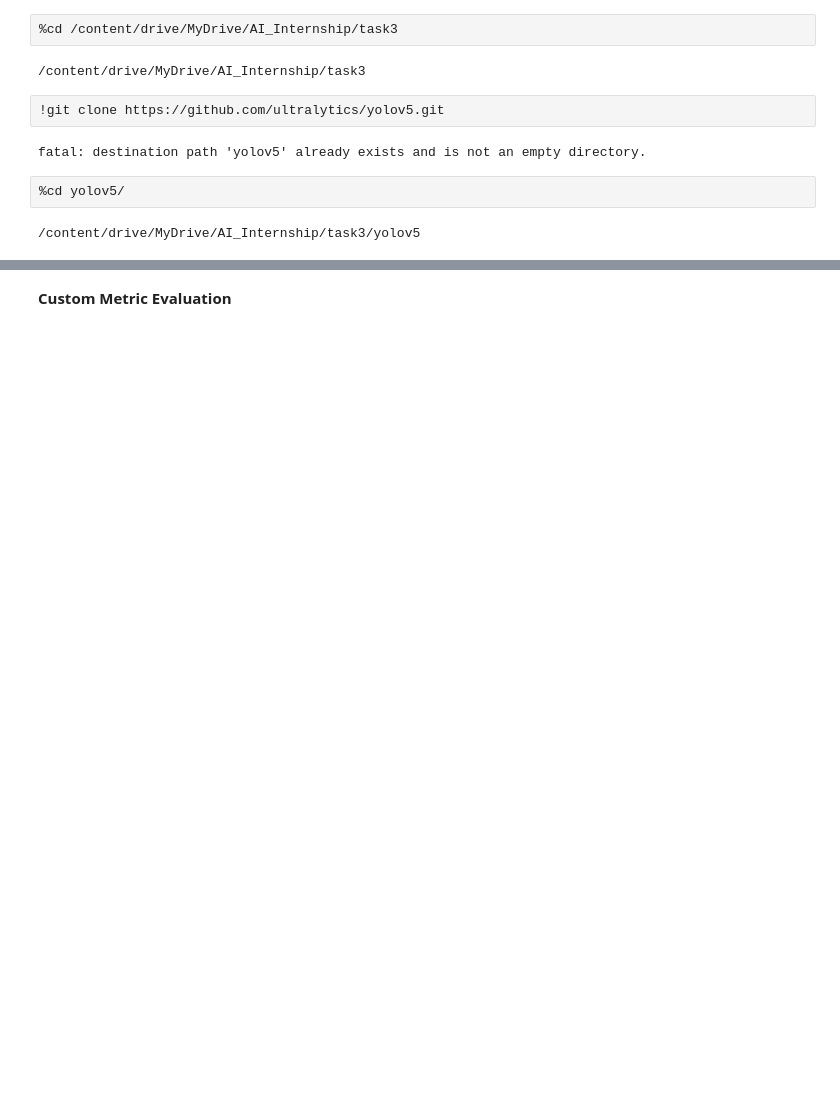
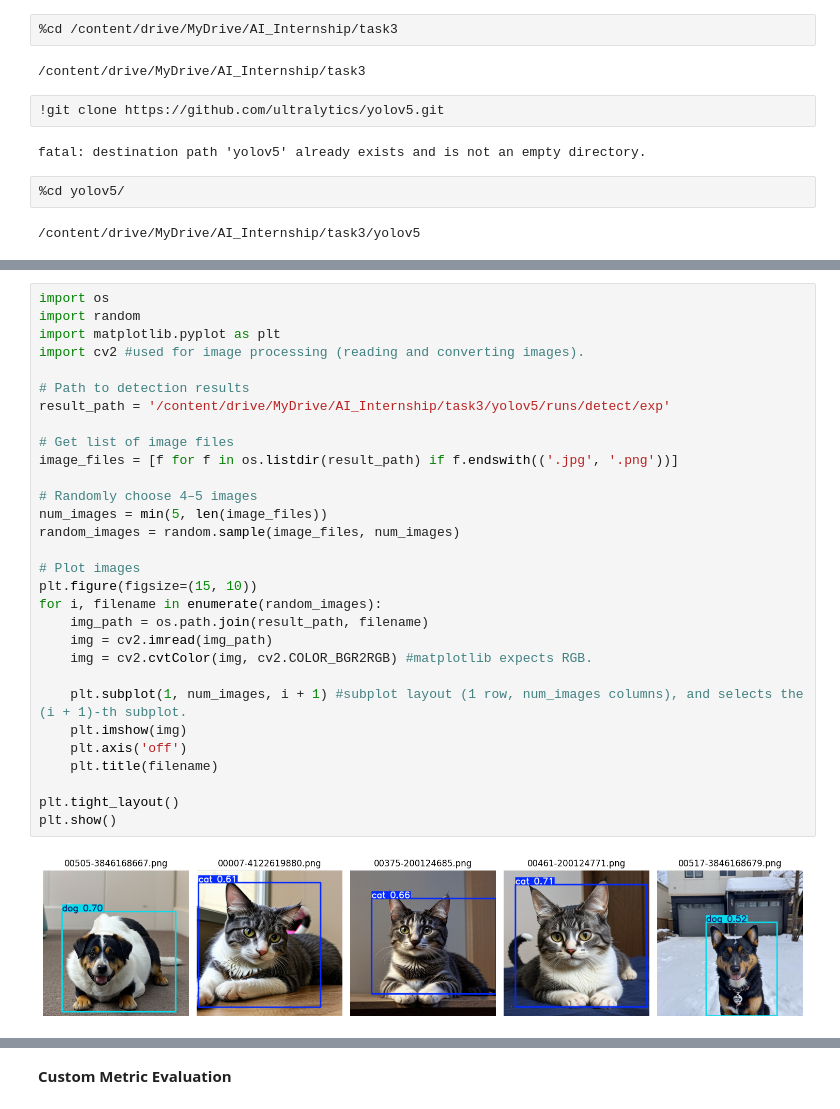
Before and after one commit to Nishanthini03/Custom_Object_Detection_Project, a Jupyter notebook: Custom_Object_Detection.ipynb, the cells around one changed output, grey strips where cells are left out. Cells and saved outputs as stored; diff of their text form; blank space fills up the shorter version.

```diff
--- a/Custom_Object_Detection.ipynb
+++ b/Custom_Object_Detection.ipynb
@@ -164,5 +114,37 @@ Speed: 0.6ms pre-process, 14.2ms inference, 6.4ms NMS per image at shape (1, 3,
 Results saved to /content/drive/MyDrive/AI_Internship/task3/yolov5/runs/detect/exp
 26 labels saved to /content/drive/MyDrive/AI_Internship/task3/yolov5/runs/detect/exp/labels
+# %%
+import os
+import random
+import matplotlib.pyplot as plt
+import cv2 #used for image processing (reading and converting images).
+
+# Path to detection results
+result_path = '/content/drive/MyDrive/AI_Internship/task3/yolov5/runs/detect/exp'
+
+# Get list of image files
+image_files = [f for f in os.listdir(result_path) if f.endswith(('.jpg', '.png'))]
+
+# Randomly choose 4–5 images
+num_images = min(5, len(image_files))
+random_images = random.sample(image_files, num_images)
+
+# Plot images
+plt.figure(figsize=(15, 10))
+for i, filename in enumerate(random_images):
+    img_path = os.path.join(result_path, filename)
+    img = cv2.imread(img_path)
+    img = cv2.cvtColor(img, cv2.COLOR_BGR2RGB) #matplotlib expects RGB.
+
+    plt.subplot(1, num_images, i + 1) #subplot layout (1 row, num_images columns), and selects the (i + 1)-th subplot.
+    plt.imshow(img)
+    plt.axis('off')
+    plt.title(filename)
+
+plt.tight_layout()
+plt.show()
+# %% [output]
+[figure, added]
 # %%
 import numpy as np
 
```
Also changed, not shown: parts of 23 cells of this notebook, 1 other file.
